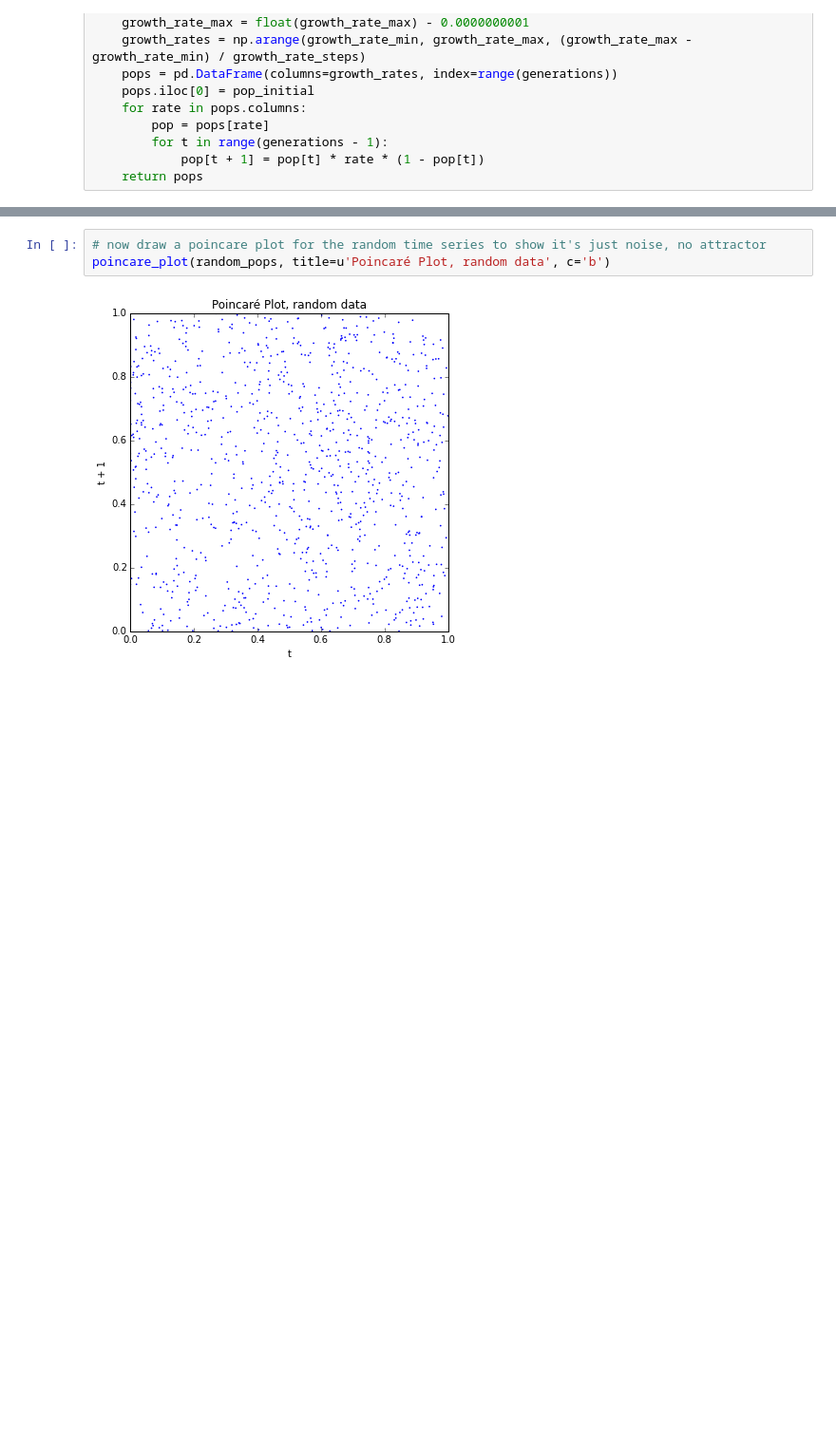
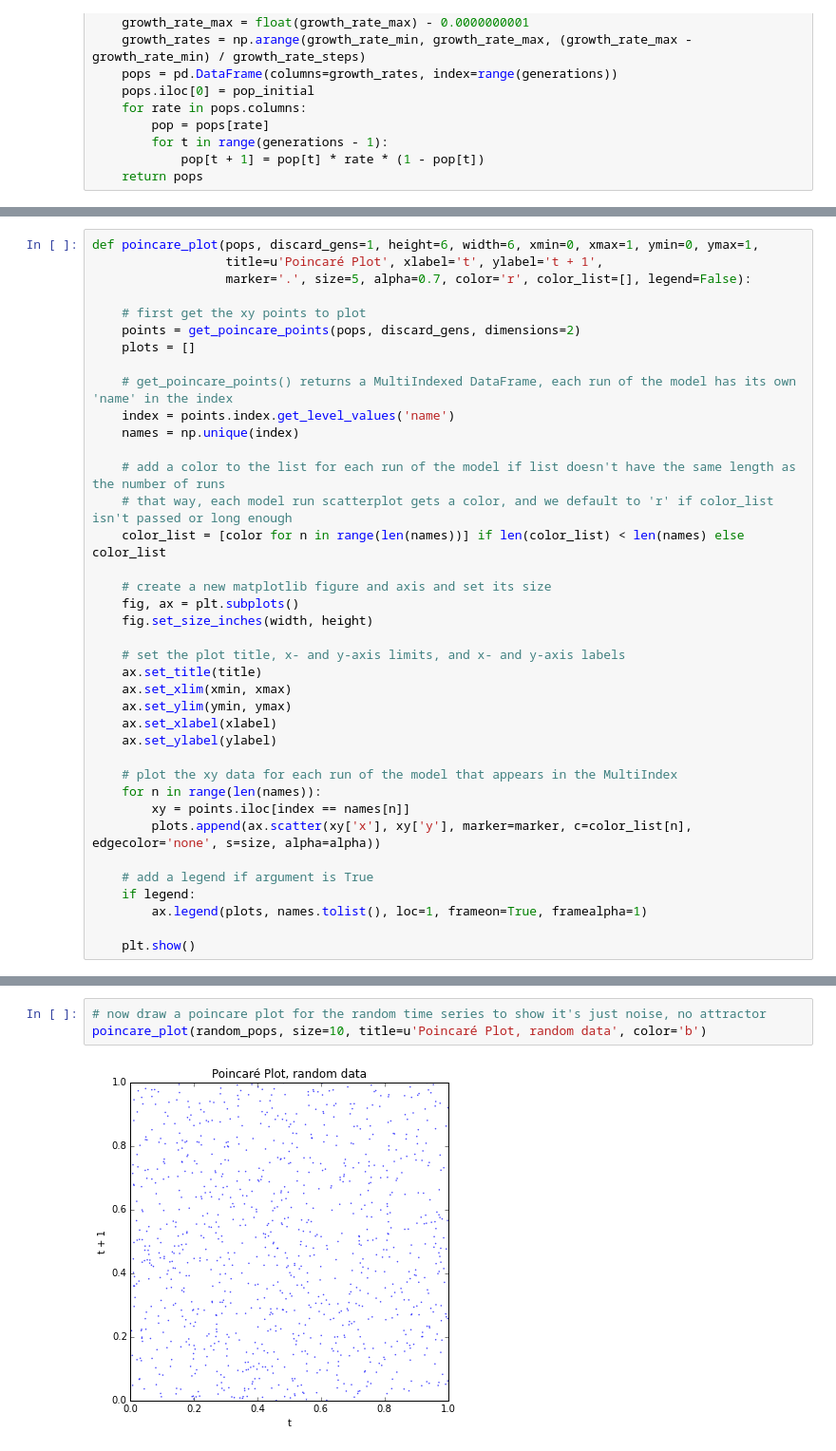
Before and after one commit to aitatanit/chaos-models, a Jupyter notebook: chaos-logistic-poincare-plots.ipynb, the cells around one changed output, grey strips where cells are left out. Shown: that part at 95% size. Cells and saved outputs as stored; diff of their text form; blank space fills up the shorter version.

Commit message:
re-wrote entire poincare plotting logic

```diff
--- a/chaos-logistic-poincare-plots.ipynb
+++ b/chaos-logistic-poincare-plots.ipynb
@@ -163,0 +67,38 @@ def poincare_plot_3d(pops, xmin=0, xmax=1, ymin=0, ymax=1, zmin=0, zmax=1,
+# %%
+def poincare_plot(pops, discard_gens=1, height=6, width=6, xmin=0, xmax=1, ymin=0, ymax=1,
+                  title=u'Poincaré Plot', xlabel='t', ylabel='t + 1',
+                  marker='.', size=5, alpha=0.7, color='r', color_list=[], legend=False):
+
+    # first get the xy points to plot
+    points = get_poincare_points(pops, discard_gens, dimensions=2)
+    plots = []
+
+    # get_poincare_points() returns a MultiIndexed DataFrame, each run of the model has its own 'name' in the index
+    index = points.index.get_level_values('name')
+    names = np.unique(index)
+
+    # add a color to the list for each run of the model if list doesn't have the same length as the number of runs
+    # that way, each model run scatterplot gets a color, and we default to 'r' if color_list isn't passed or long enough
+    color_list = [color for n in range(len(names))] if len(color_list) < len(names) else color_list
+
+    # create a new matplotlib figure and axis and set its size
+    fig, ax = plt.subplots()
+    fig.set_size_inches(width, height)
+
+    # set the plot title, x- and y-axis limits, and x- and y-axis labels
+    ax.set_title(title)
+    ax.set_xlim(xmin, xmax)
+    ax.set_ylim(ymin, ymax)
+    ax.set_xlabel(xlabel)
+    ax.set_ylabel(ylabel)
+
+    # plot the xy data for each run of the model that appears in the MultiIndex
+    for n in range(len(names)):
+        xy = points.iloc[index == names[n]]
+        plots.append(ax.scatter(xy['x'], xy['y'], marker=marker, c=color_list[n], edgecolor='none', s=size, alpha=alpha))
+
+    # add a legend if argument is True
+    if legend:
+        ax.legend(plots, names.tolist(), loc=1, frameon=True, framealpha=1)
+
+    plt.show()
@@ -253,5 +242,5 @@ poincare_plot(chaos_pops, title=u'Poincaré Plot, deterministic chaos')
 # %%
 # now draw a poincare plot for the random time series to show it's just noise, no attractor
-poincare_plot(random_pops, title=u'Poincaré Plot, random data', c='b')
+poincare_plot(random_pops, size=10, title=u'Poincaré Plot, random data', color='b')
 # %% [output]
-[figure, old version]
+[figure, new version]
```
Also changed, not shown: parts of 17 cells of this notebook.
